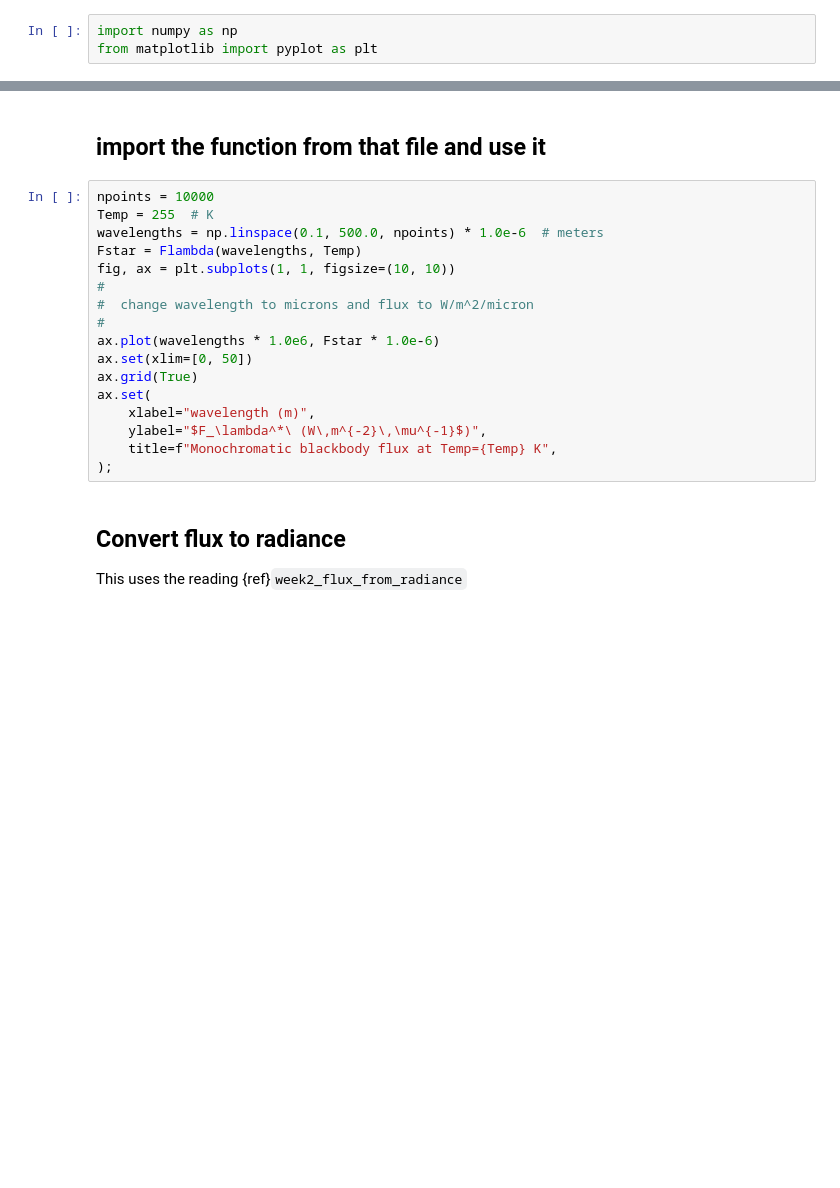
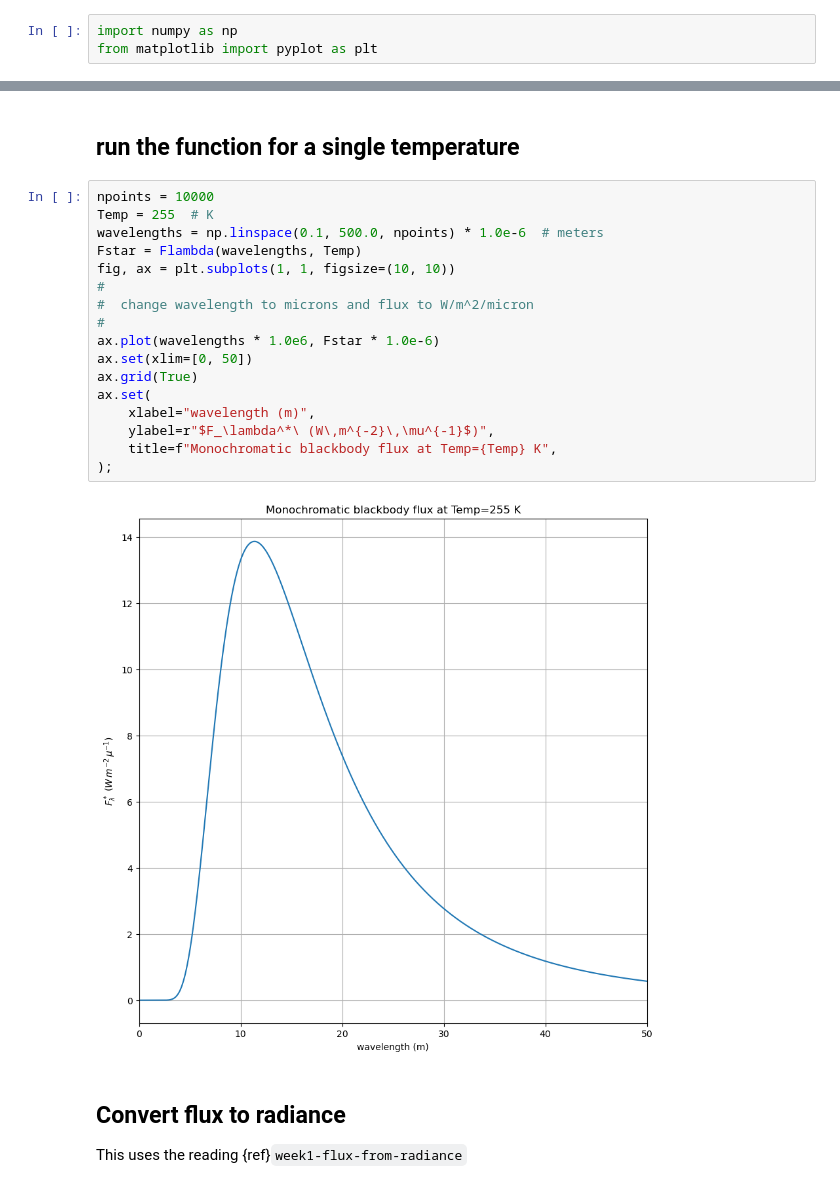
Before and after one commit to phaustin/a301_eoas, a Jupyter notebook: notebooks/week1/planck_function.ipynb, the cells around one changed output, grey strips where cells are left out. Saved outputs shown, nothing was run; the diff lists cells and outputs as text; blank space fills up the shorter version.

```diff
--- a/notebooks/week1/planck_function.ipynb
+++ b/notebooks/week1/planck_function.ipynb
@@ -48,26 +50,28 @@ def Flambda(wavel, Temp):
-# %% [markdown]
-## import the function from that file and use it
+# %% [markdown]
+## run the function for a single temperature
 # %%
 npoints = 10000
 Temp = 255  # K
 wavelengths = np.linspace(0.1, 500.0, npoints) * 1.0e-6  # meters
 Fstar = Flambda(wavelengths, Temp)
 fig, ax = plt.subplots(1, 1, figsize=(10, 10))
 #
 #  change wavelength to microns and flux to W/m^2/micron
 #
 ax.plot(wavelengths * 1.0e6, Fstar * 1.0e-6)
 ax.set(xlim=[0, 50])
 ax.grid(True)
 ax.set(
     xlabel="wavelength (m)",
-    ylabel="$F_\lambda^*\ (W\,m^{-2}\,\mu^{-1}$)",
+    ylabel=r"$F_\lambda^*\ (W\,m^{-2}\,\mu^{-1}$)",
     title=f"Monochromatic blackbody flux at Temp={Temp} K",
 );
+# %% [output]
+[figure, added]
 # %% [markdown]
 ## Convert flux to radiance
 
-This uses the reading {ref}`week2_flux_from_radiance`
+This uses the reading {ref}`week1-flux-from-radiance`
 # %%
 Lstar = Fstar / np.pi
 fig, ax = plt.subplots(1, 1, figsize=(10, 10))
```
Also changed, not shown: parts of 5 cells of this notebook, 1 other file.
